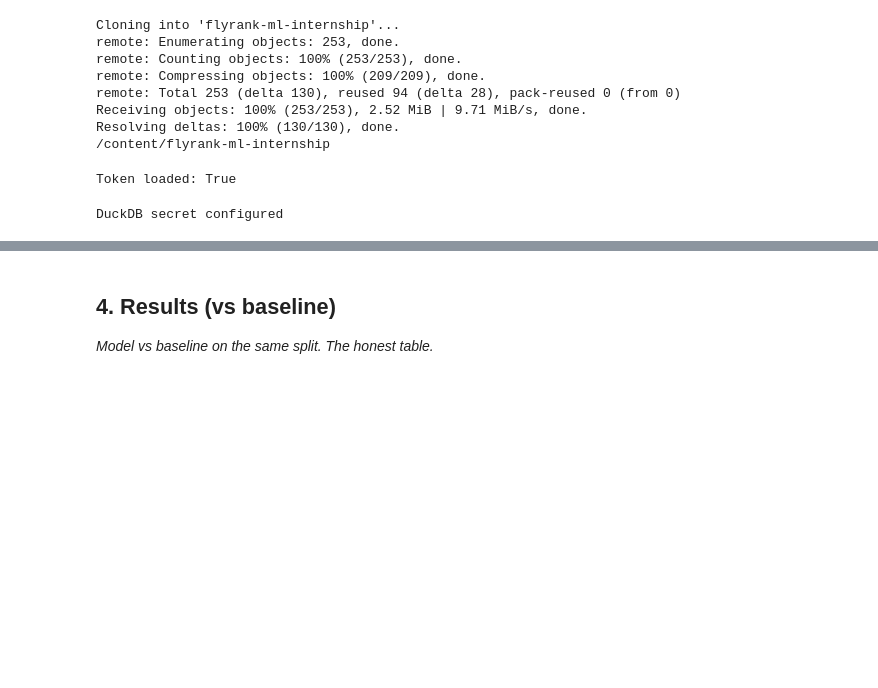
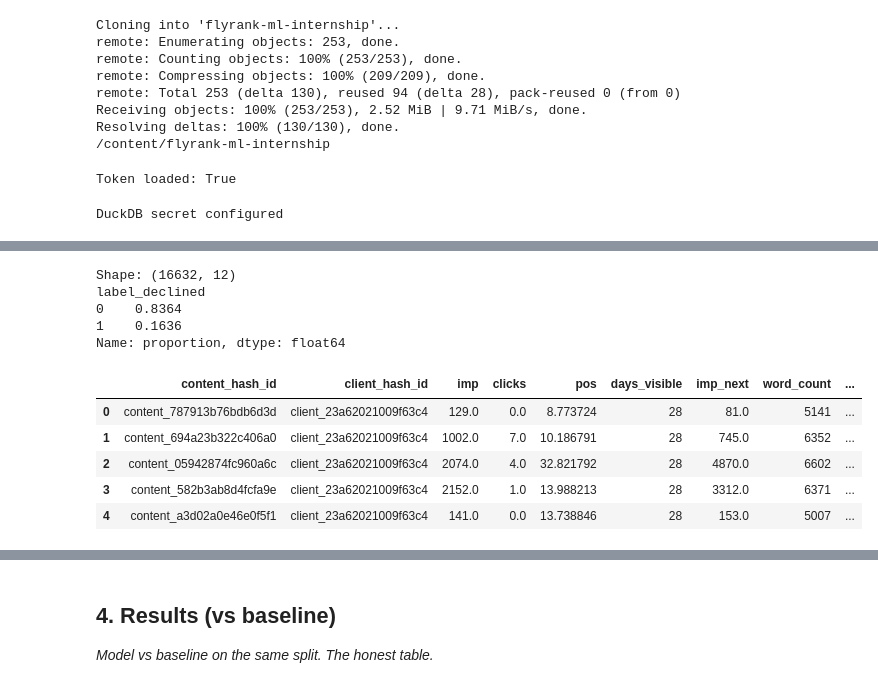
Before and after one commit to codingsheep17/flyrank-ml-internship, a Jupyter notebook: work/notebooks/capstone.ipynb, the cells around one changed output, grey strips where cells are left out. Cells and saved outputs as stored; diff of their text form; code cells hidden in the pictures; blank space fills up the shorter version.

```diff
--- a/work/notebooks/capstone.ipynb
+++ b/work/notebooks/capstone.ipynb
@@ -59,3 +71,55 @@ DuckDB secret configured
+# %%
+cap_df = con.sql("""
+WITH feb AS (
+    SELECT
+        content_hash_id,
+        client_hash_id,
+        SUM(gsc_impressions) AS imp,
+        SUM(gsc_clicks) AS clicks,
+        AVG(gsc_avg_position) AS pos,
+        COUNT(*) FILTER (WHERE gsc_impressions > 0) AS days_visible
+    FROM 'hf://datasets/FlyRank/internship-warehouse/fact_content_daily_performance/month=2026-02/*.parquet'
+    WHERE gsc_data_available IS TRUE
+    GROUP BY content_hash_id, client_hash_id
+),
+mar AS (
+    SELECT
+        content_hash_id,
+        SUM(gsc_impressions) AS imp_next
+    FROM 'hf://datasets/FlyRank/internship-warehouse/fact_content_daily_performance/month=2026-03/*.parquet'
+    WHERE gsc_data_available IS TRUE
+    GROUP BY content_hash_id
+)
+SELECT
+    feb.*,
+    mar.imp_next,
+    d.word_count,
+    d.content_type,
+    DATE_DIFF('day', d.content_updated_date, DATE '2026-02-28') AS days_stale,
+    DATE_DIFF('day', d.content_created_date, DATE '2026-02-28') AS age_days,
+    CASE WHEN mar.imp_next < 0.7 * feb.imp THEN 1 ELSE 0 END AS label_declined
+FROM feb
+JOIN mar USING (content_hash_id)
+JOIN 'hf://datasets/FlyRank/internship-warehouse/dim_content.parquet' d USING (content_hash_id)
+WHERE feb.imp >= 100
+  AND d.content_updated_date <= DATE '2026-02-28'
+""").df()
+
+print("Shape:", cap_df.shape)
+print(cap_df["label_declined"].value_counts(normalize=True))
+cap_df.head()
+# %% [output]
+Shape: (16632, 12)
+label_declined
+0    0.8364
+1    0.1636
+Name: proportion, dtype: float64
+|  | content_hash_id | client_hash_id | imp | clicks | pos | days_visible | imp_next | word_count | ... |
+| 0 | content_787913b76bdb6d3d | client_23a62021009f63c4 | 129.0 | 0.0 | 8.773724 | 28 | 81.0 | 5141 | ... |
+| 1 | content_694a23b322c406a0 | client_23a62021009f63c4 | 1002.0 | 7.0 | 10.186791 | 28 | 745.0 | 6352 | ... |
+| 2 | content_05942874fc960a6c | client_23a62021009f63c4 | 2074.0 | 4.0 | 32.821792 | 28 | 4870.0 | 6602 | ... |
+| 3 | content_582b3ab8d4fcfa9e | client_23a62021009f63c4 | 2152.0 | 1.0 | 13.988213 | 28 | 3312.0 | 6371 | ... |
+| 4 | content_a3d02a0e46e0f5f1 | client_23a62021009f63c4 | 141.0 | 0.0 | 13.738846 | 28 | 153.0 | 5007 | ... |
 # %% [markdown]
 ## 3. Methodology
 
```
Also changed, not shown: parts of 8 cells of this notebook.
